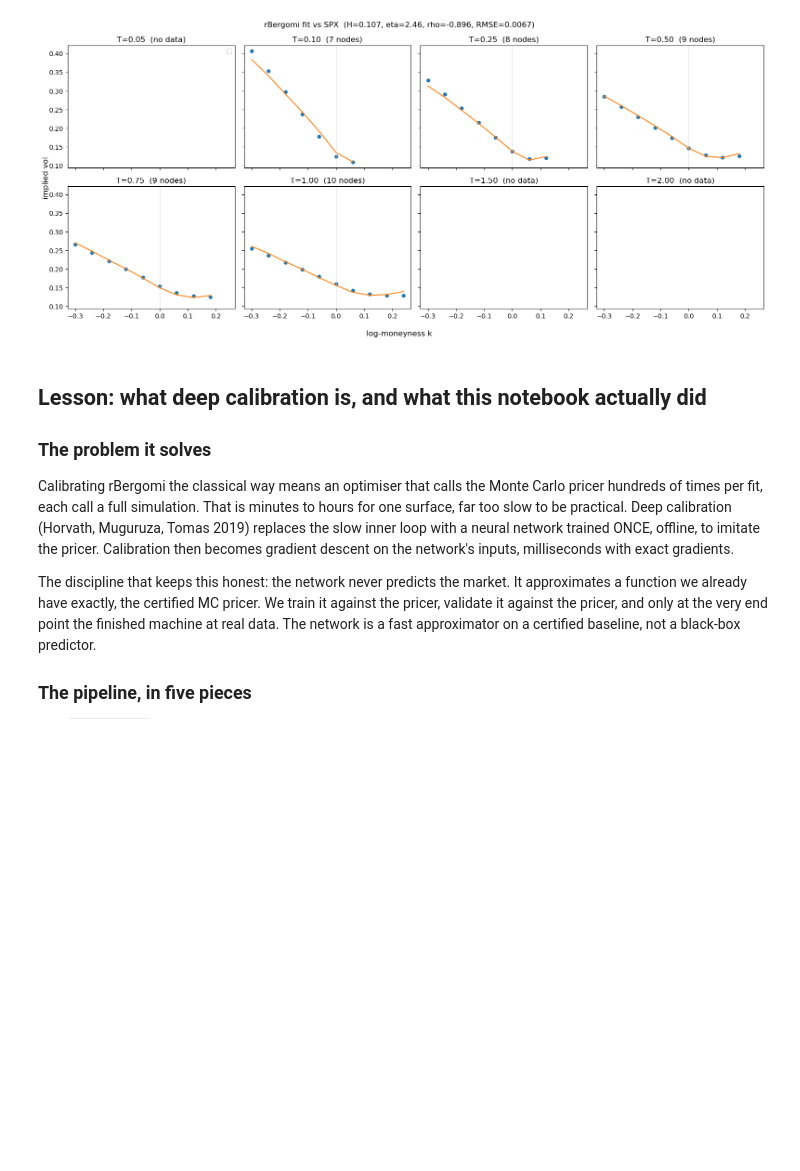
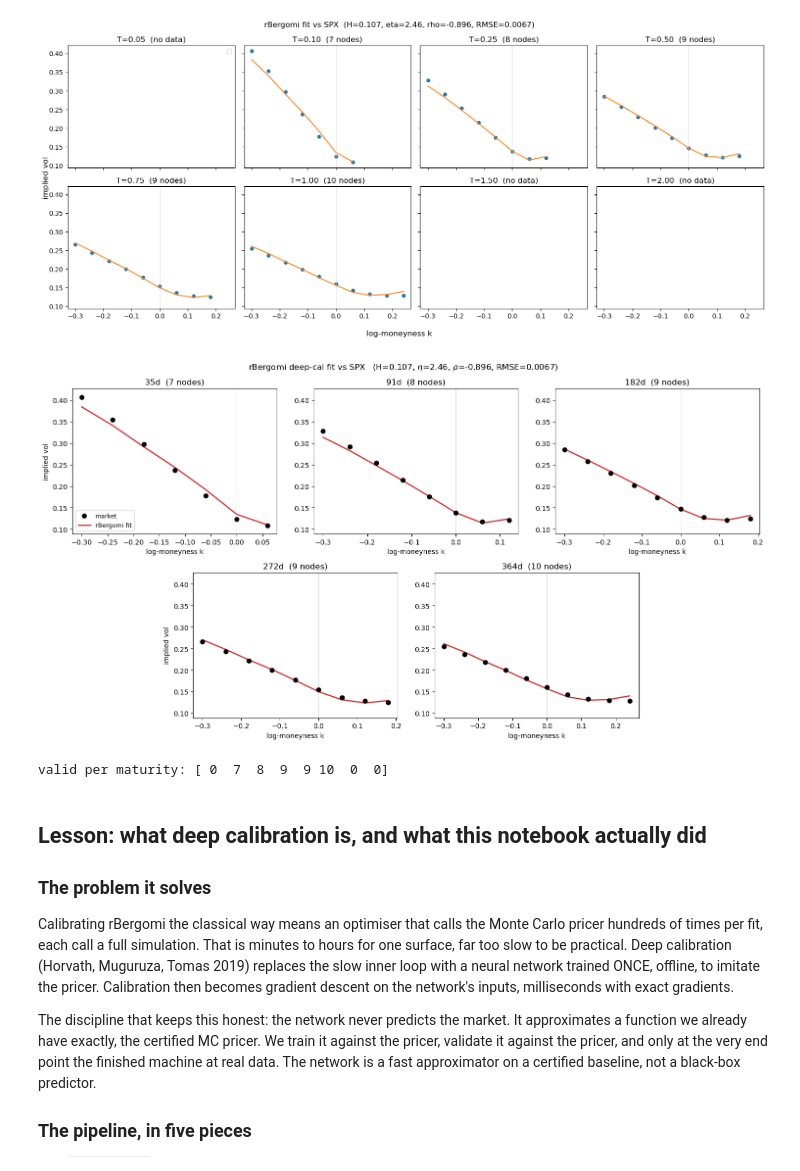
Before and after one commit to Kunvuthi/quant-project, a Jupyter notebook: notebooks/18_rbergomi_deep_calibration.ipynb, the cells around one changed output. Saved outputs shown, nothing was run; the diff lists cells and outputs as text; code cells hidden in the pictures; blank space fills up the shorter version.

Commit message:
Added better looking plots for rBergomi calibration to SPX

```diff
--- a/notebooks/18_rbergomi_deep_calibration.ipynb
+++ b/notebooks/18_rbergomi_deep_calibration.ipynb
@@ -291,6 +291,69 @@ fig.suptitle(f"rBergomi fit vs SPX  (H={theta[0]:.3f}, eta={theta[1]:.2f}, rho={
 fig.tight_layout(); plt.show()
 # %% [output]
 [figure]
+# %%
+# Sharper fit-vs-market: only maturities that actually have market data
+import torch, numpy as np
+import matplotlib.pyplot as plt
+from calibration.deep_cal.calibrate import load_model
+from calibration.deep_cal.surface import MATURITIES, LOG_MONEYNESS
+
+net, ckpt = load_model("surfacenet_ts.pt"); net = net.double()
+xm = torch.tensor(np.asarray(ckpt["x_mean"])); xs = torch.tensor(np.asarray(ckpt["x_std"]))
+ym = torch.tensor(np.asarray(ckpt["y_mean"])); ysd = torch.tensor(np.asarray(ckpt["y_std"]))
+
+theta = out["theta"]
+with torch.no_grad():
+    tn = (torch.tensor(theta) - xm) / xs
+    fit = (net(tn.unsqueeze(0)).squeeze(0) * ysd + ym).numpy().reshape(8, 11)
+
+mv = mkt["market_valid"]
+mkt_surf = mkt["surface"]
+dtes = mkt["dtes"]
+
+# keep only maturities with at least one valid node
+rows = [i for i in range(len(MATURITIES)) if mv[i].sum() > 0]   # 5 maturities with data
+assert len(rows) == 5, f"layout expects 5 panels, got {len(rows)}"
+top, bot = rows[:3], rows[3:]        # 3 on top, 2 on bottom
+
+fig = plt.figure(figsize=(15, 8))
+gs = fig.add_gridspec(2, 6)          # 6 cols so 2-wide panels tile evenly
+# top row: 3 panels at cols (0:2), (2:4), (4:6)
+# bottom row: 2 panels centred at cols (1:3), (3:5)
+axpos = [gs[0, 0:2], gs[0, 2:4], gs[0, 4:6], gs[1, 1:3], gs[1, 3:5]]
+
+axes = []
+for i, pos in zip(top + bot, axpos):
+    ax = fig.add_subplot(pos)
+    m = mv[i]
+    ax.scatter(LOG_MONEYNESS[m], mkt_surf[i][m], s=40, color="black", zorder=5, label="market")
+    ax.plot(LOG_MONEYNESS[m], fit[i][m], lw=1.8, color="C3", label="rBergomi fit")
+    d = int(dtes[i]) if dtes[i] == dtes[i] else int(round(MATURITIES[i] * 365))
+    ax.set_title(f"{d}d  ({int(m.sum())} nodes)")
+    ax.axvline(0, color="0.85", lw=0.6)
+    ax.set_xlabel("log-moneyness k")
+    axes.append(ax)
+
+# share the y-scale across panels manually (gridspec doesn't do sharey for us)
+ylo = min(mkt_surf[i][mv[i]].min() for i in rows) - 0.02
+yhi = max(mkt_surf[i][mv[i]].max() for i in rows) + 0.02
+for ax in axes:
+    ax.set_ylim(ylo, yhi)
+axes[0].set_ylabel("implied vol")
+axes[3].set_ylabel("implied vol")
+axes[0].legend(fontsize=9)
+
+fig.suptitle(f"rBergomi deep-cal fit vs SPX   "
+             f"(H={theta[0]:.3f}, $\\eta$={theta[1]:.2f}, $\\rho$={theta[2]:.3f}, "
+             f"RMSE={out['surface_rmse']:.4f})")
+fig.tight_layout()
+plt.show()
+# %% [output]
+[figure, added]
+# %%
+print("valid per maturity:", mkt["market_valid"].sum(axis=1))
+# %% [output]
+valid per maturity: [ 0  7  8  9  9 10  0  0]
 # %% [markdown]
 ## Lesson: what deep calibration is, and what this notebook actually did
 
```
